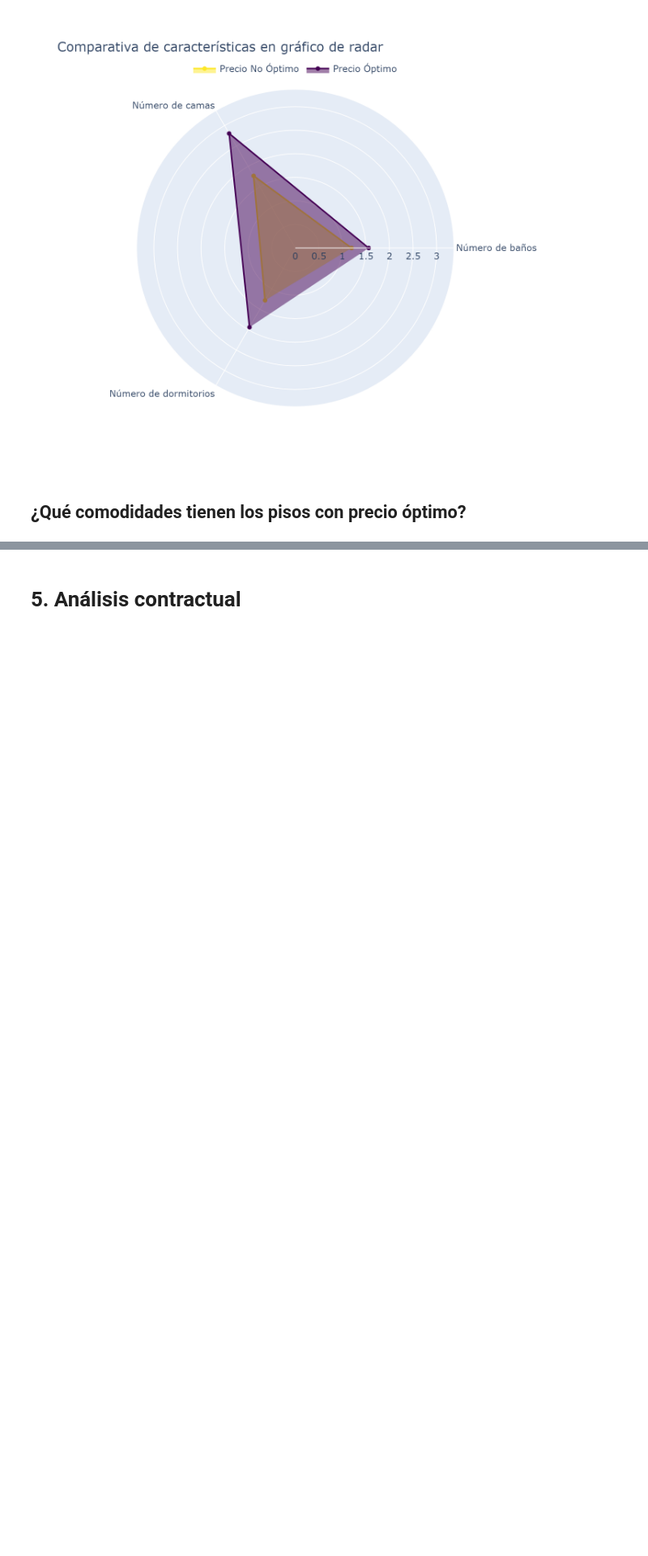
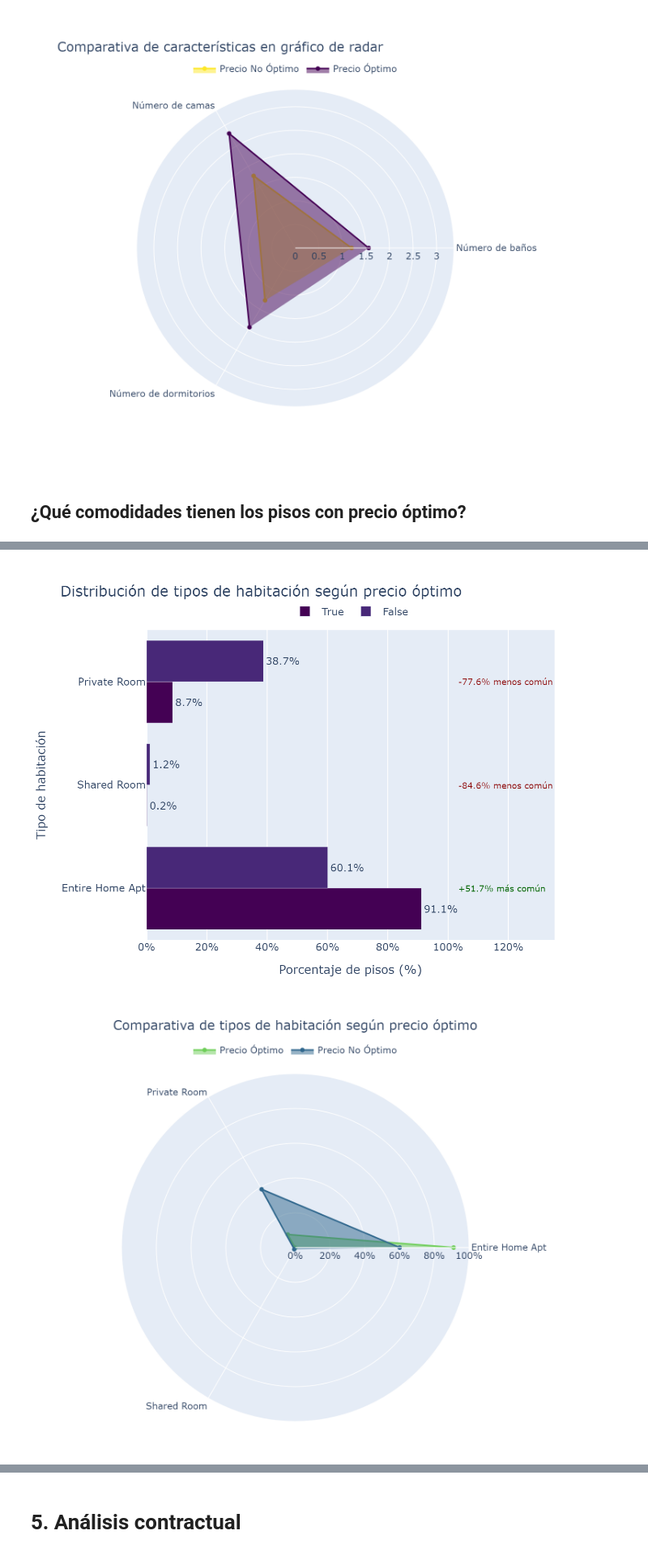
Before and after one commit to BarbaraGamarra/estudio-precios-airbnb-Madrid, a Jupyter notebook: notebooks/airbnb_Madrid.ipynb, the cells around one changed output, grey strips where cells are left out. Shown at 81% size. Cells and saved outputs as stored; diff of their text form; code cells hidden in the pictures; blank space fills up the shorter version.

```diff
--- a/notebooks/airbnb_Madrid.ipynb
+++ b/notebooks/airbnb_Madrid.ipynb
@@ -1341,33 +1346,38 @@ for i, precio in enumerate([True, False]):
         fig_radar.add_trace(go.Scatterpolar(
             r=valores,
             theta=categorias,
             fill='toself',
             name=nombre,
             line_color=color
         ))
 
 fig_radar.update_layout(
     polar=dict(
         radialaxis=dict(
             visible=True,
             range=[0, 1],
             tickformat='.0%'
         )
     ),
     title={
         'text': 'Comparativa de tipos de habitación según precio óptimo',
         'y': 0.95,
         'x': 0.5
     },
     showlegend=True,
     legend=dict(orientation='h', yanchor='top', y=1.1, xanchor='center', x=0.5),
     margin=dict(t=100, b=40),
     height=600
 )
 
 fig_radar.show()
 # fig.write_image("../docs/comparativa_rooms_precio.png", scale=2)
 # fig_radar.write_image("../docs/comparativa_rooms_precio_radar.png", scale=2)
+display(Image(filename="../docs/comparativa_rooms_precio.png"))
+display(Image(filename="../docs/comparativa_rooms_precio_radar.png"))
+# %% [output]
+[figure, added]
+[figure, added]
 # %%
 # Crear variables dummies para bed_type
 df_bed_dummies = pd.get_dummies(df['bed_type'], prefix='bed_type')
```
Also changed, not shown: parts of 4 cells of this notebook, 14 other files.
